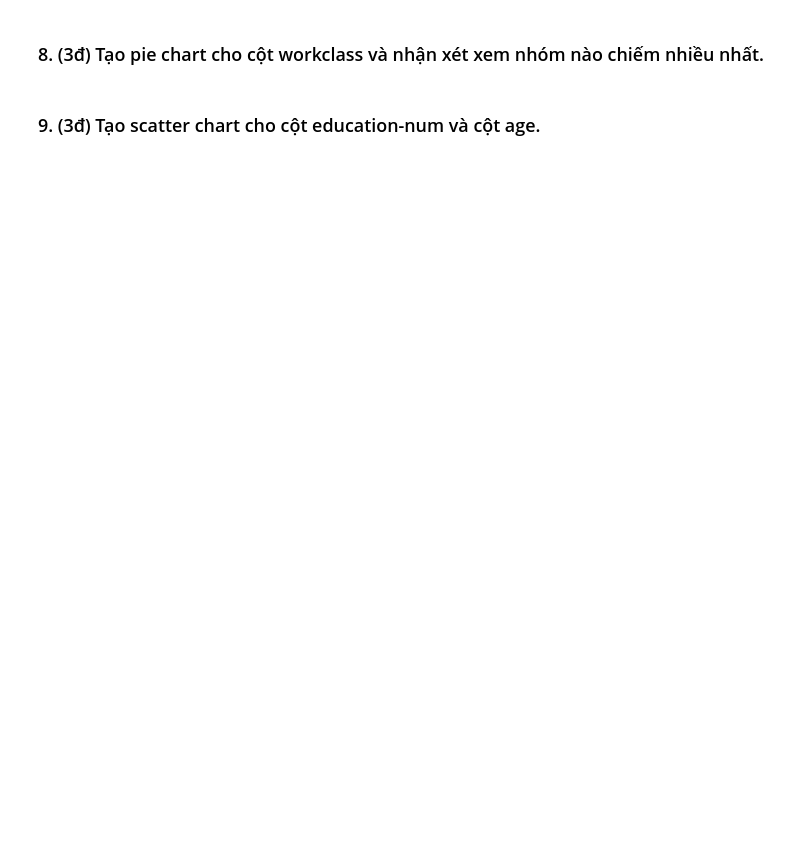
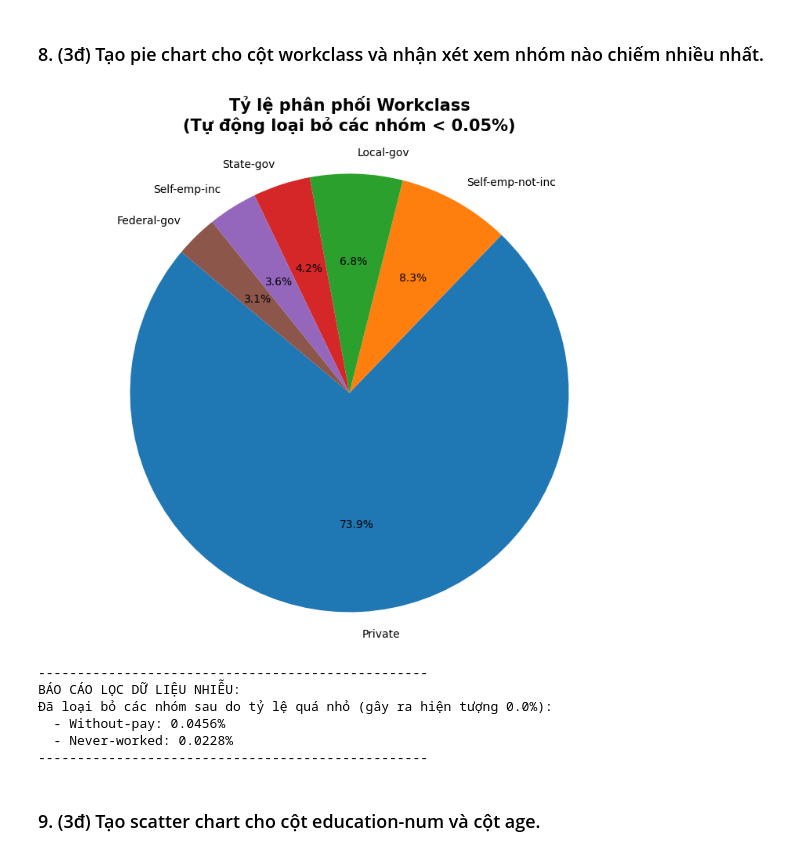
Before and after one commit to dav449/test_, a Jupyter notebook: adult.ipynb, the cells around one changed output. Drawn from its saved outputs; the diff is of its cells as text; code cells hidden in the pictures; blank space fills up the shorter version.

```diff
--- a/adult.ipynb
+++ b/adult.ipynb
@@ -153,2 +219,43 @@ Số lượng unique: 2
+# %%
+import matplotlib.pyplot as plt
+
+counts = df['workclass'].value_counts(normalize=True) * 100
+
+threshold = 0.05
+counts_cleaned = counts[counts >= threshold]
+
+plt.figure(figsize=(10, 8))
+
+plt.pie(
+    counts_cleaned,
+    labels=counts_cleaned.index,
+    autopct='%1.1f%%',
+    startangle=140,
+    textprops={'fontsize': 10}
+)
+
+plt.title("Tỷ lệ phân phối Workclass\n(Tự động loại bỏ các nhóm < 0.05%)", fontsize=15, fontweight='bold', pad=20)
+plt.axis('equal')
+
+plt.show()
+
+dropped_groups = counts[counts < threshold]
+print("-" * 50)
+print("BÁO CÁO LỌC DỮ LIỆU NHIỄU:")
+if not dropped_groups.empty:
+    print("Đã loại bỏ các nhóm sau do tỷ lệ quá nhỏ (gây ra hiện tượng 0.0%):")
+    for group_name, group_pct in dropped_groups.items():
+        print(f"  - {group_name}: {group_pct:.4f}%")
+else:
+    print("Không phát hiện nhóm nào dưới ngưỡng 0.05%.")
+print("-" * 50)
+# %% [output]
+[figure, added]
+--------------------------------------------------
+BÁO CÁO LỌC DỮ LIỆU NHIỄU:
+Đã loại bỏ các nhóm sau do tỷ lệ quá nhỏ (gây ra hiện tượng 0.0%):
+  - Without-pay: 0.0456%
+  - Never-worked: 0.0228%
+--------------------------------------------------
 # %% [markdown]
 ### 9. (3đ) Tạo scatter chart cho cột education-num và cột age.
```
Also changed, not shown: parts of 37 cells of this notebook.
